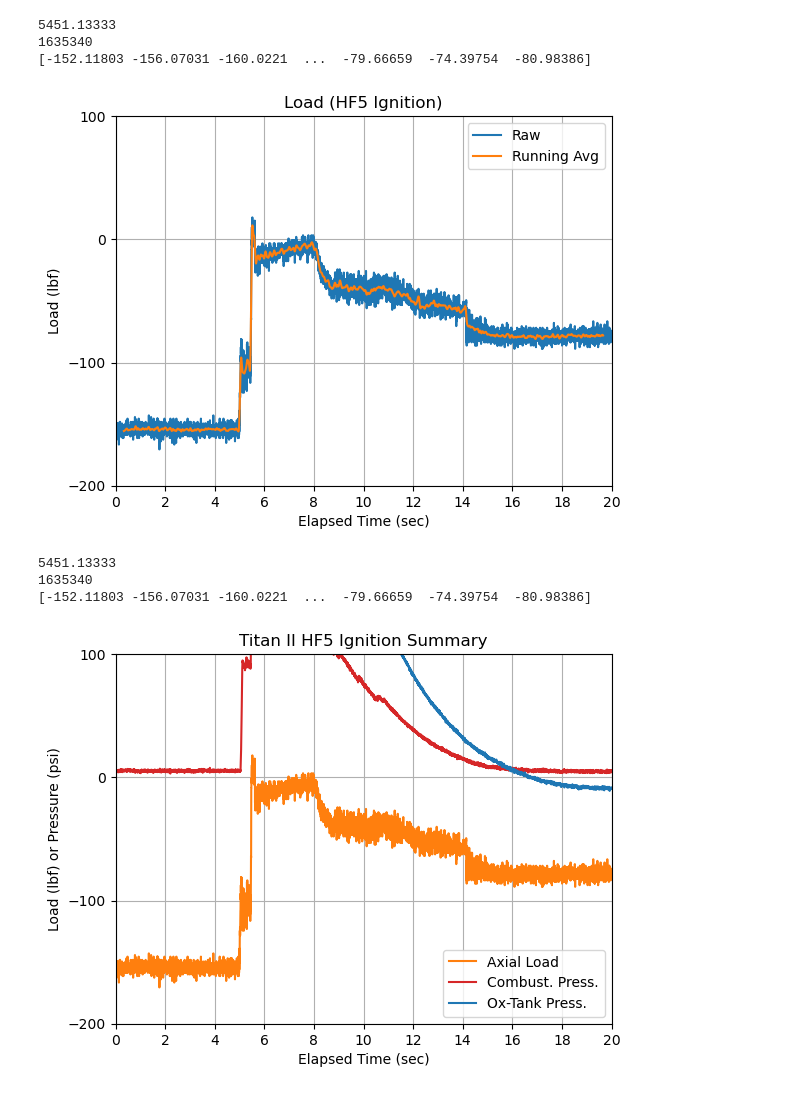
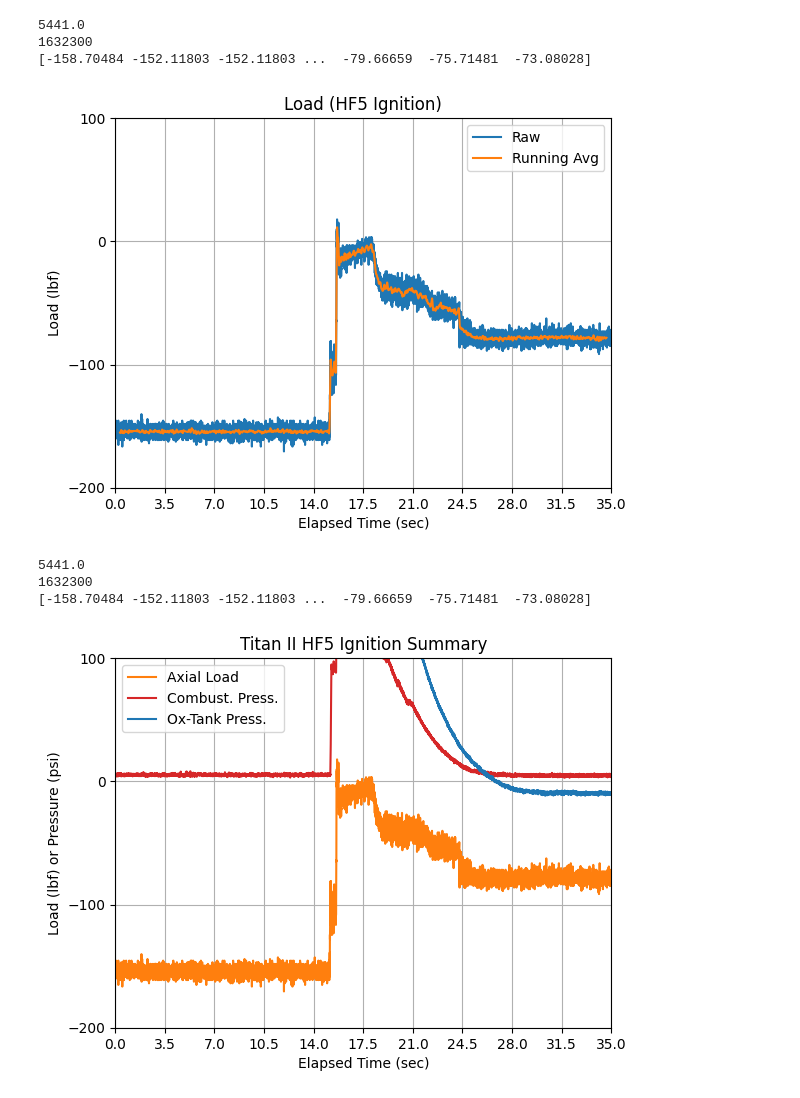
Before and after one commit to rice-eclipse/hotfire-data, a Jupyter notebook: analysis-titan-hf-5.ipynb, the cells around one changed output. Cells and saved outputs as stored; diff of their text form; code cells hidden in the pictures.

```diff
--- a/analysis-titan-hf-5.ipynb
+++ b/analysis-titan-hf-5.ipynb
@@ -71,7 +69,5 @@ FileNotFoundError: [Errno 2] No such file or directory: 'titan-hf-5/data-raw/raw
 # %%
-# events = prep.import_events(DATA_DIR)
-# print(events[52])
-events = [{'secs': str(5456.133330-5), 'elapsed': '00:00', 'delta': '00:00', 'type': 'Ignition', 'info': ''}, {'secs': str(5456.133330+15), 'elapsed': '00:00', 'delta': '00:00', 'type': 'End', 'info': ''}]
+events = prep.import_events(DATA_DIR)
 labels, data = prep.import_data(DATA_DIR, events)
 print(labels)
 times = data[:, 0]
@@ -95,28 +91,28 @@ HF5 Data Summary
 ep = vis.EventPlotter(data, events, dpi=100)
 lpf = LPF(fs=300, length=101, cutoff=10, window="blackman")
 # %%
-ep.plot(sensor_id=1, event_id=0, duration=20, filter=lpf,
+ep.plot(sensor_id=1, event_id=17, duration=35, filter=lpf,
         title="Load (HF5 Ignition)", ylabel="Load (lbf)",
         num_xticks=11, dif_yticks=100)
 # %% [output]
-5451.13333
-1635340
-[-152.11803 -156.07031 -160.0221  ...  -79.66659  -74.39754  -80.98386]
+5441.0
+1632300
+[-158.70484 -152.11803 -152.11803 ...  -79.66659  -75.71481  -73.08028]
-[figure, old version]
+[figure, new version]
 # %%
-ep.plot(sensor_id=1, event_id=0, duration=20, filter=None,
+ep.plot(sensor_id=1, event_id=17, duration=35, filter=None,
         title="Titan II HF5 Ignition Summary", ylabel="Load (lbf) or Pressure (psi)",
         legend="Axial Load", num_xticks=11, dif_yticks=100, color="tab:orange")
-ep.add_curve(sensor_id=2, event_id=0, duration=20, legend="Combust. Press.",
+ep.add_curve(sensor_id=2, event_id=17, duration=35, legend="Combust. Press.",
              color="tab:red")
-ep.add_curve(sensor_id=5, event_id=0, duration=20, legend="Ox-Tank Press.",
+ep.add_curve(sensor_id=5, event_id=17, duration=35, legend="Ox-Tank Press.",
              color="tab:blue")
 plt.show()
 # %% [output]
-5451.13333
-1635340
-[-152.11803 -156.07031 -160.0221  ...  -79.66659  -74.39754  -80.98386]
+5441.0
+1632300
+[-158.70484 -152.11803 -152.11803 ...  -79.66659  -75.71481  -73.08028]
-[figure, old version]
+[figure, new version]
 # %%
 from hmac import new
 import csv
```
Also changed, not shown: parts of 6 cells of this notebook.
